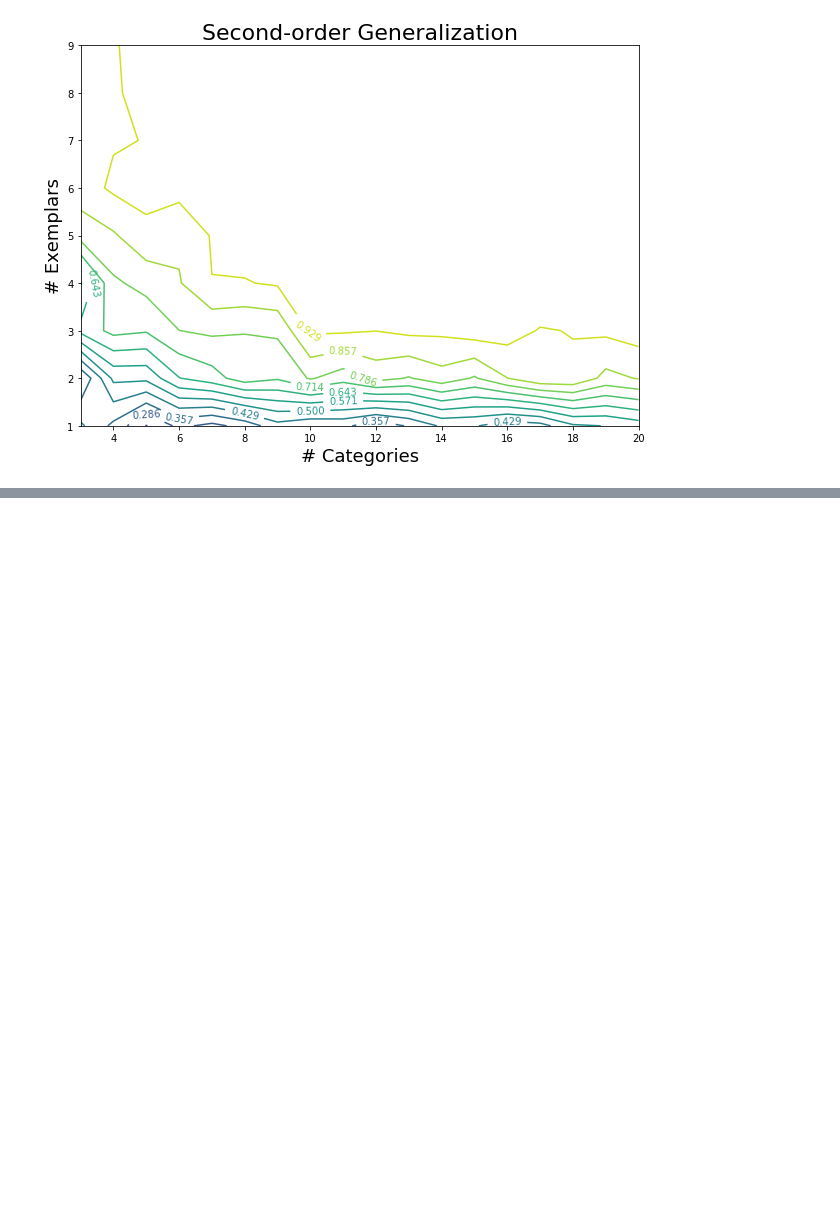
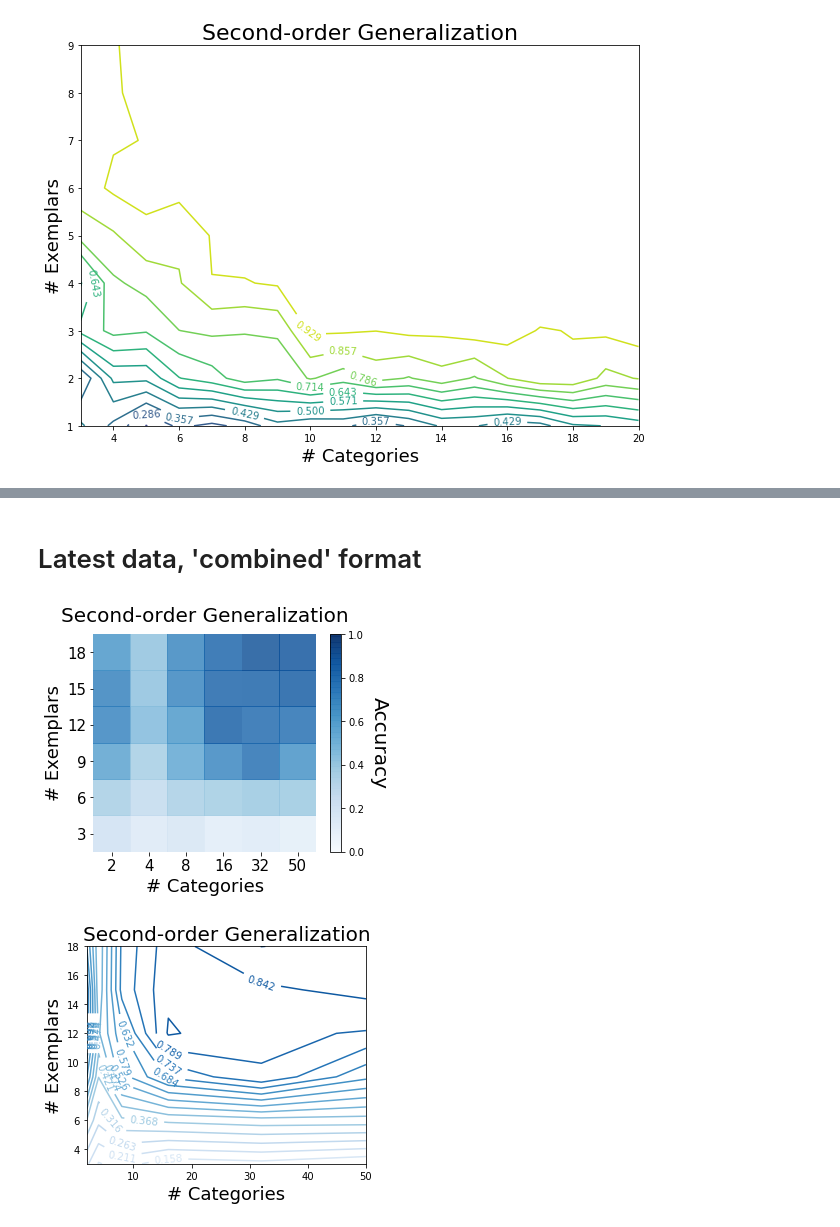
Before and after one commit to rfeinman/learning-to-learn, a Jupyter notebook: notebooks/heatmap.ipynb, the cells around one changed output, grey strips where cells are left out. Cells and saved outputs as stored; diff of their text form; code cells hidden in the pictures; blank space fills up the shorter version.

```diff
--- a/notebooks/heatmap.ipynb
+++ b/notebooks/heatmap.ipynb
@@ -212,0 +318,28 @@ contour_plot(df_second_img, ex, ca, title='Second-order Generalization', nb_line
+# %% [markdown]
+# Latest data, 'combined' format
+# %%
+folder = '/Users/reubenfeinman/Desktop/cnn_results_combined/'
+results_o1_gen = np.load(os.path.join(folder, 'results_o1_gen.npy'))
+results_o1_acc = np.load(os.path.join(folder, 'results_o1_acc.npy'))
+results_o2_gen = np.load(os.path.join(folder, 'results_o2_gen.npy'))
+category_trials = np.load(os.path.join(folder, 'category_trials.npy'))
+exemplar_trials = np.load(os.path.join(folder, 'exemplar_trials.npy'))
+# %%
+plot_heatmap(
+    results_o2_gen.mean(axis=2).T,
+    category_trials,
+    exemplar_trials,
+    'Second-order Generalization',
+    size=(5,4)
+)
+contour_plot(
+    results_o2_gen.mean(axis=2),
+    category_trials,
+    exemplar_trials,
+    'Second-order Generalization',
+    nb_lines=20,
+    size=(5,4)
+)
+# %% [output]
+[figure, added]
+[figure, added]
```
Also changed, not shown: parts of 10 cells of this notebook, 8 other files.
